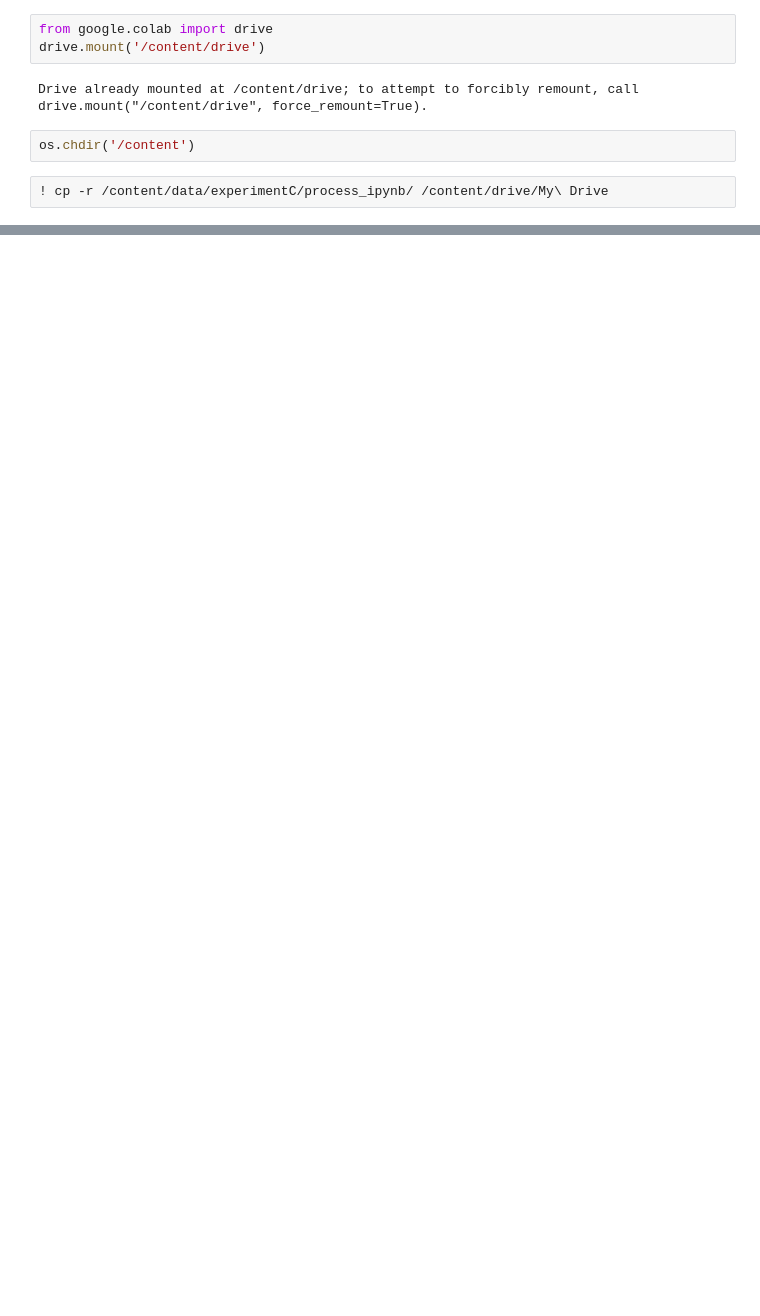
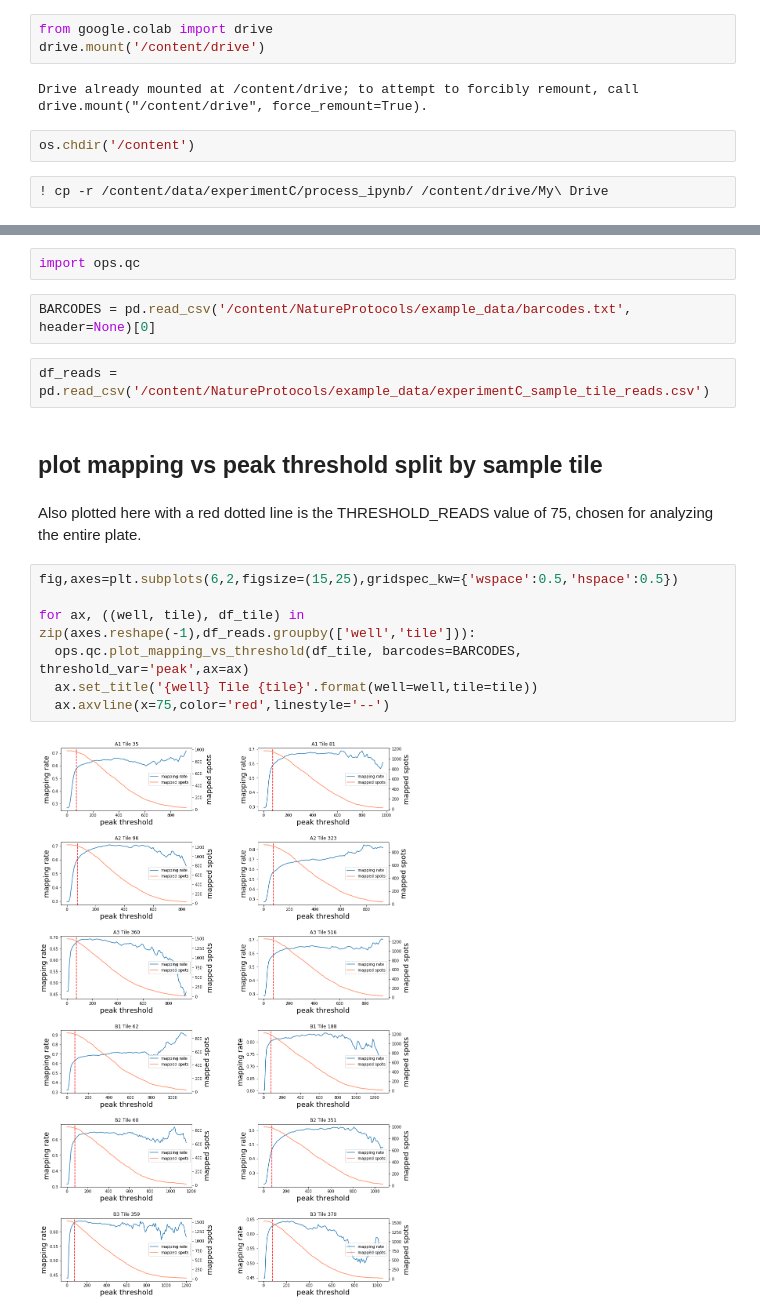
Before and after one commit to feldman4/OpticalPooledScreens, a Jupyter notebook: example_image_analysis.ipynb, the cells around one changed output, grey strips where cells are left out. Drawn from its saved outputs; the diff is of its cells as text; blank space fills up the shorter version.

```diff
--- a/example_image_analysis.ipynb
+++ b/example_image_analysis.ipynb
@@ -220,0 +232,19 @@ os.chdir('/content')
+# %%
+import ops.qc
+# %%
+BARCODES = pd.read_csv('/content/NatureProtocols/example_data/barcodes.txt', header=None)[0]
+# %%
+df_reads = pd.read_csv('/content/NatureProtocols/example_data/experimentC_sample_tile_reads.csv')
+# %% [markdown]
+## plot mapping vs peak threshold split by sample tile
+# %% [markdown]
+Also plotted here with a red dotted line is the THRESHOLD_READS value of 75, chosen for analyzing the entire plate.
+# %%
+fig,axes=plt.subplots(6,2,figsize=(15,25),gridspec_kw={'wspace':0.5,'hspace':0.5})
+
+for ax, ((well, tile), df_tile) in zip(axes.reshape(-1),df_reads.groupby(['well','tile'])):
+  ops.qc.plot_mapping_vs_threshold(df_tile, barcodes=BARCODES, threshold_var='peak',ax=ax)
+  ax.set_title('{well} Tile {tile}'.format(well=well,tile=tile))
+  ax.axvline(x=75,color='red',linestyle='--')
+# %% [output]
+[figure, added]
```
Also changed, not shown: parts of 24 cells of this notebook.
